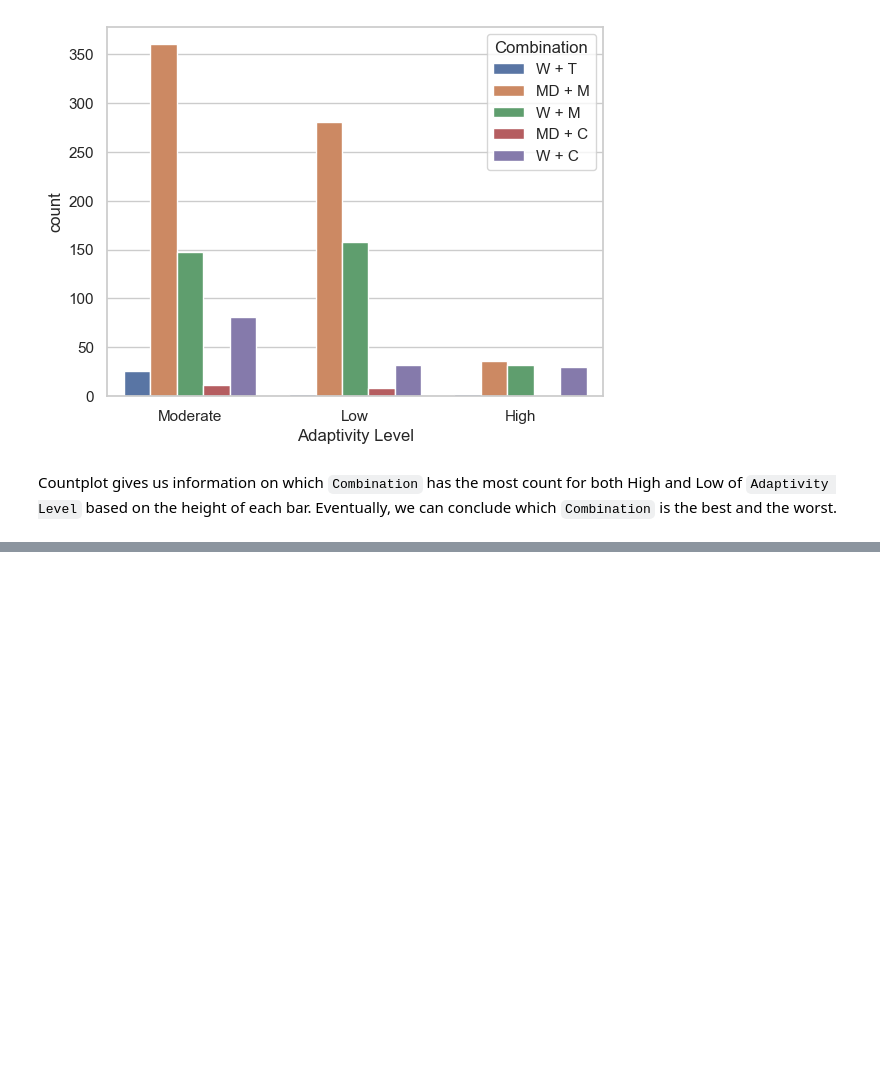
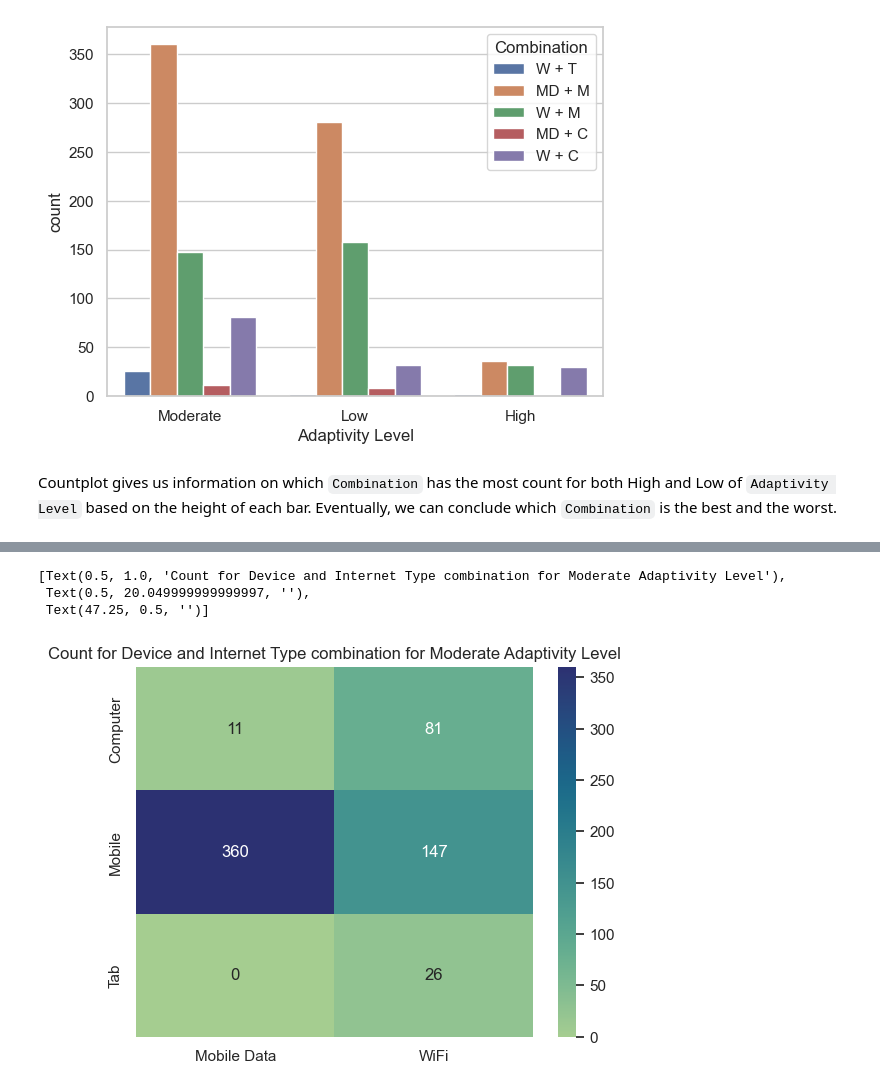
Before and after one commit to ubco-W2022T2-data301/project-group-group37, a Jupyter notebook: analysis/analysis3.ipynb, the cells around one changed output, grey strips where cells are left out. Cells and saved outputs as stored; diff of their text form; code cells hidden in the pictures; blank space fills up the shorter version.

```diff
--- a/analysis/analysis3.ipynb
+++ b/analysis/analysis3.ipynb
@@ -188,0 +237,9 @@ Countplot gives us information on which `Combination` has the most count for bot
+# %%
+(sns.heatmap(data = moderate.pivot("Device", "Internet Type", "Count"), annot = True, cmap = sns.color_palette("crest", as_cmap = True), fmt = "g")
+    .set(title = "Count for Device and Internet Type combination for Moderate Adaptivity Level", xlabel = "", ylabel = "")
+)
+# %% [output]
+[Text(0.5, 1.0, 'Count for Device and Internet Type combination for Moderate Adaptivity Level'),
+ Text(0.5, 20.049999999999997, ''),
+ Text(47.25, 0.5, '')]
+[figure, added]
```
Also changed, not shown: parts of 16 cells of this notebook, 1 other file.
